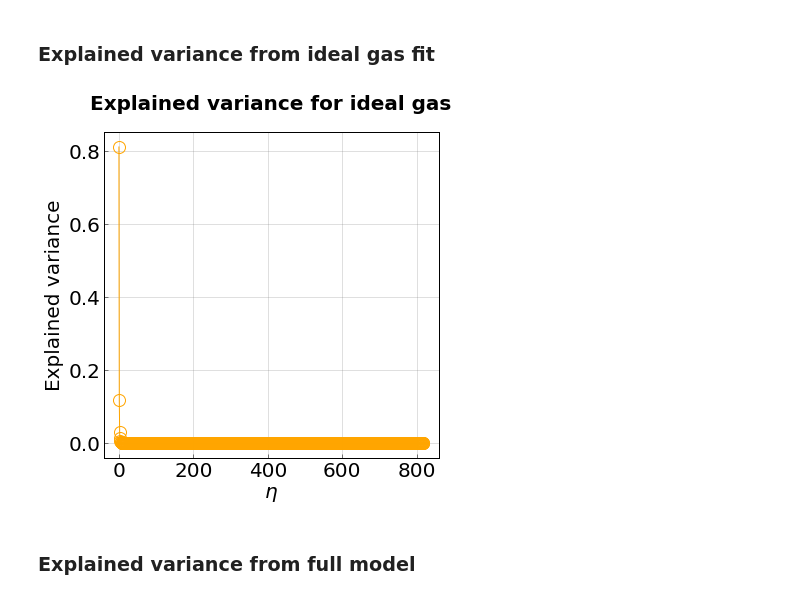
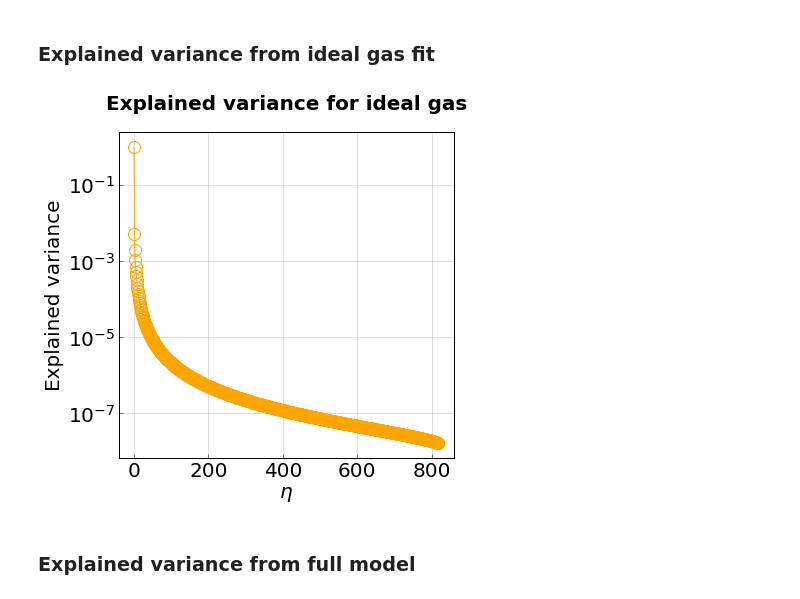
Before and after one commit to truskett-group-ut/hard_disks_pca, a Jupyter notebook: analysis_notebook.ipynb, the cells around one changed output. Drawn from its saved outputs; the diff is of its cells as text; code cells hidden in the pictures.

Commit message:
added new position based feature creator

```diff
--- a/analysis_notebook.ipynb
+++ b/analysis_notebook.ipynb
@@ -21,11 +19,13 @@ from numpy import array, arange
 # %%
 N_nn = 5000 #number of nearest nighbors for pca analysis
 split = 1 #chunks the data up so it can be processed by the pca tool if really large
-particle_inc = 1000 #skip this many particles in generating features
+####particle_inc = 1000 #skip this many particles in generating features
 nn_inc = 5 #reduces the number of nearest neighbors to include as features
-method = ['distance']
+####method = ['distance']
 remove_types = []
 shuffle_data = True
+N_batch = 1
+batches_per_frame = 10
 # %%
 #specify what data to read in and process
 traj_type = 'gsd'
@@ -128,11 +128,13 @@ for etas_, file_base in file_data:
         frames = None
         count = 0
         for frames_partial in frames_split:
-            features_partial = TrajectoryToFeatures(frames_partial,
-                                                    N_nn=N_nn,
-                                                    method=method,
-                                                    particle_inc=particle_inc,
-                                                    nn_inc=nn_inc)
+            features_partial = TrajectoryToFeaturesPosition(frames_partial,
+                                                            N_nn=N_nn,
+                                                            ####method=method,
+                                                            ####particle_inc=particle_inc,
+                                                            nn_inc=nn_inc,
+                                                            N_batch=N_batch,
+                                                            batches_per_frame=batches_per_frame)
             incpca_ig.partial_fit(features_partial)
 
         clear_output()
@@ -235,35 +243,35 @@ colors = 200*['green', 'purple', 'orange', 'teal', 'black', 'red']
 
 plt.plot(incpca_ig.explained_variance_ratio_, marker='o', linewidth=1.0, markersize=12, color = 'orange', markerfacecolor='None')
 
 #backround grid details
 axes = plt.gca()
 axes.grid(b = True, which = 'both', axis = 'both', color = 'gray', linestyle = '-', alpha = 0.5, linewidth = 0.5)
 axes.set_axis_bgcolor('white')
 
 #font scpecifications
 title_font = {'family' : 'arial', 'color'  : 'black', 'weight' : 'heavy','size': 20}
 axis_label_font = {'family' : 'arial', 'color'  : 'black', 'weight' : 'normal','size': 20}
 
 #figure size and tick style
 plt.rcParams["figure.figsize"] = [6,6]
 plt.rc('axes',edgecolor='black',linewidth=1)
 plt.tick_params(which='both', axis='both', color='black', length=4, width=0.5)
 plt.rcParams['xtick.direction'] = 'in'
 plt.rcParams['ytick.direction'] = 'in'
 
-#plt.yscale('log')
+plt.yscale('log')
 #plt.ylim(0,0.01)
 
 plt.xlabel(r'$\eta$', y=3, fontsize=20, fontdict = axis_label_font)
 plt.ylabel(r'Explained variance', fontsize=20, fontdict = axis_label_font)
 
 #title and axis labels
 plt.tick_params(axis='both', labelsize=20)
 plt.title('Explained variance for ideal gas', y=1.05, fontdict = title_font)
 
 plt.show()
 # %% [output]
-[figure, old version]
+[figure, new version]
 # %% [markdown]
 ### Explained variance from full model
 # %%
```
Also changed, not shown: parts of 4 cells of this notebook, 2 other files.
